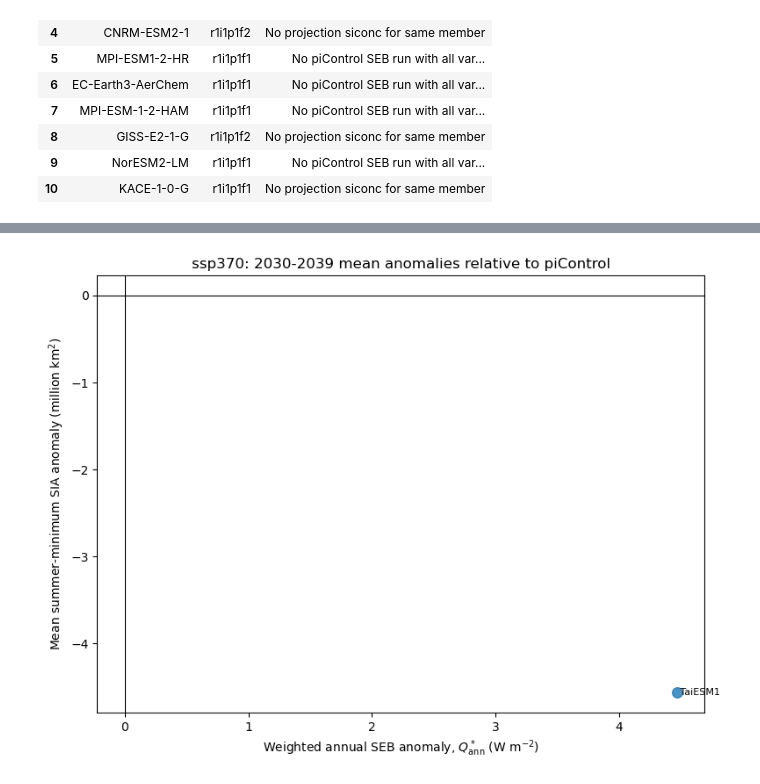
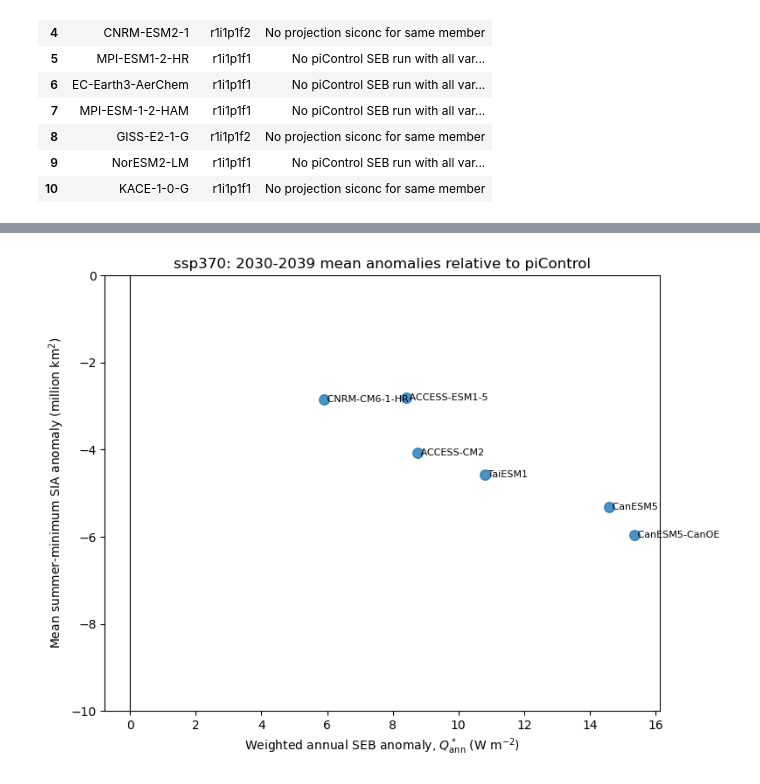
Before and after one commit to mattpollock100/FutureComparisons, a Jupyter notebook: use_weights_on_ssp.ipynb, the cells around one changed output, grey strips where cells are left out. Saved outputs shown, nothing was run; the diff lists cells and outputs as text; code cells hidden in the pictures.

Commit message:
added weighted plotting, with results copied from main script

```diff
--- a/use_weights_on_ssp.ipynb
+++ b/use_weights_on_ssp.ipynb
@@ -1194,9 +1194,9 @@ def select_pairs(candidate_pairs):
 
 pairs_to_process = select_pairs(candidate_pairs)
 
-pairs_to_process = pairs_to_process.head(3).reset_index(drop=True)
+pairs_to_process = pairs_to_process.head(10).reset_index(drop=True)
 #######################################
-#Using 3 for testing, Remove later
+#Using 10 for testing, Remove later
 #######################################
 
 print(f"Pairs selected for processing: {len(pairs_to_process)}")
@@ -2153,32 +2221,32 @@ Models in scatter: 1
 # Scatter plot
 # ------------------------------------------------------------
 
 plt.figure(figsize=(8, 6))
 
 plt.scatter(
     scatter_df["Qstar_ann_Wm2"],
     scatter_df["mean_summer_min_sia_anom_Mkm2"],
     s=70,
     alpha=0.8,
 )
 
 for _, row in scatter_df.iterrows():
     plt.text(
         row["Qstar_ann_Wm2"],
         row["mean_summer_min_sia_anom_Mkm2"],
         " " + row["source"],
         fontsize=8,
         va="center",
     )
 
 plt.axhline(0, color="black", linewidth=0.8)
 plt.axvline(0, color="black", linewidth=0.8)
 
 plt.xlabel(r"Weighted annual SEB anomaly, $Q^*_{\mathrm{ann}}$ (W m$^{-2}$)")
 plt.ylabel("Mean summer-minimum SIA anomaly (million km$^2$)")
 plt.title(f"{PROJ_EXPERIMENT}: {START_YEAR}-{END_YEAR} mean anomalies relative to piControl")
-
+plt.ylim(-10,0)
 plt.tight_layout()
 plt.show()
 # %% [output]
-[figure, old version]
+[figure, new version]
```
Also changed, not shown: parts of 13 cells of this notebook.
